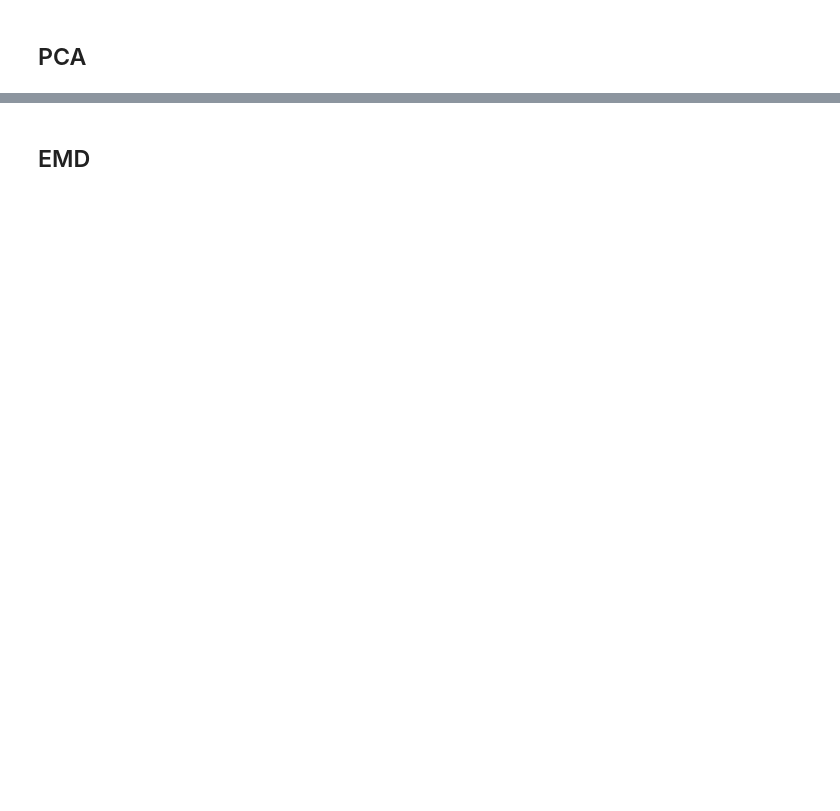
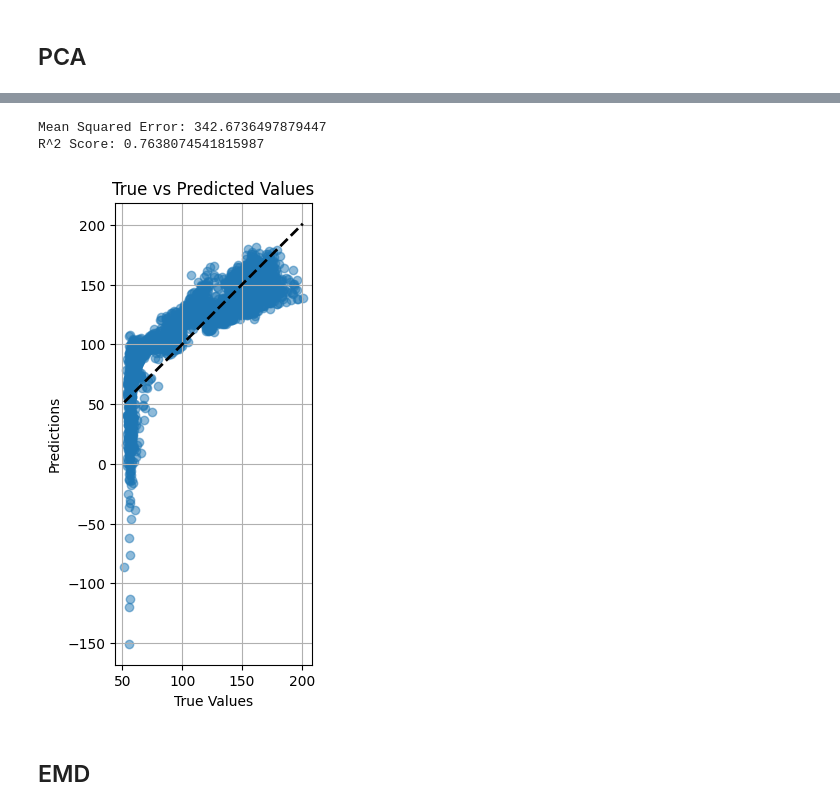
Before and after one commit to TheBjorn98/ham, a Jupyter notebook: Timeseries/sonic_log_reconstr.ipynb, the cells around one changed output, grey strips where cells are left out. Saved outputs shown, nothing was run; the diff lists cells and outputs as text; code cells hidden in the pictures; blank space fills up the shorter version.

```diff
--- a/Timeseries/sonic_log_reconstr.ipynb
+++ b/Timeseries/sonic_log_reconstr.ipynb
@@ -106,28 +196,33 @@ plt.show()
 # %%
 #split the data into training and testing sets
 from sklearn.model_selection import train_test_split
 X_train, X_test, y_train, y_test = train_test_split(X_pca, Y, test_size=0.2, random_state=42)
 # Train a linear regression model
 from sklearn.linear_model import LinearRegression
 model = LinearRegression()
 model.fit(X_train, y_train)
 # Make predictions
 y_pred = model.predict(X_test)
 # Evaluate the model
 from sklearn.metrics import mean_squared_error, r2_score
 mse = mean_squared_error(y_test, y_pred)
 r2 = r2_score(y_test, y_pred)
 print(f"Mean Squared Error: {mse}")
 print(f"R^2 Score: {r2}")
 # Plot the predictions against the true values
 plt.figure(figsize=(10, 6))
 plt.scatter(y_test, y_pred, alpha=0.5)
 plt.plot([y_test.min(), y_test.max()], [y_test.min(), y_test.max()], 'k--', lw=2)
+plt.gca().set_aspect("equal")
 plt.xlabel('True Values')
 plt.ylabel('Predictions')
 plt.title('True vs Predicted Values')
 plt.grid(True)
 plt.show()
+# %% [output]
+Mean Squared Error: 342.6736497879447
+R^2 Score: 0.7638074541815987
+[figure, added]
 # %% [markdown]
 ## EMD
 # %%
```
Also changed, not shown: parts of 76 cells of this notebook, 1 other file.
